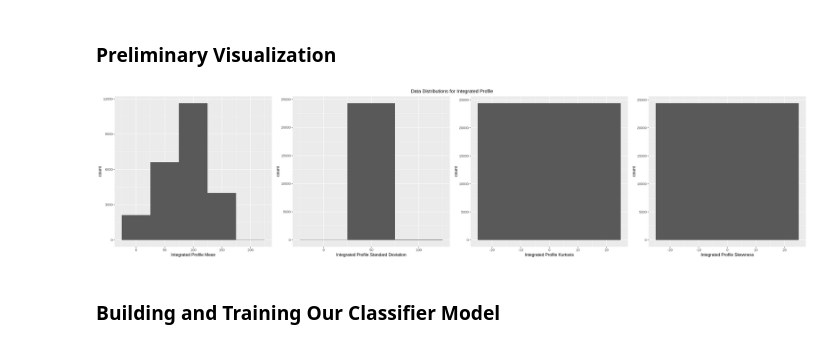
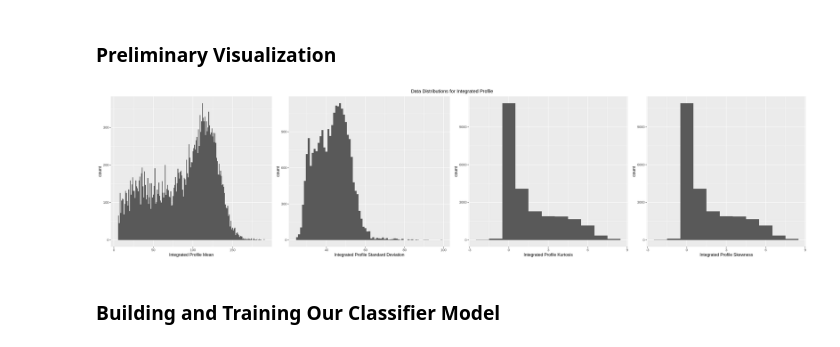
Before and after one commit to iaujla01/DSCI100Project, a Jupyter notebook: project_main.ipynb, the cells around one changed output. Drawn from its saved outputs; the diff is of its cells as text; code cells hidden in the pictures.

Commit message:
Changed ggpair and bindwidth
Removed box and whisker plot from ggpairs

```diff
--- a/project_main.ipynb
+++ b/project_main.ipynb
@@ -191,23 +192,23 @@ A tibble: 16 × 3
 # %%
 library(gridExtra) # package used to arrange plots neatly in a grid
 options(repr.plot.width = 25, repr.plot.height = 6)
 
 vis_mean_ip <- ggplot(htru_train, aes(x = mean_ip)) +
-    geom_histogram(binwidth = 50) +
+    geom_histogram(binwidth = 1) +
     labs(x = 'Integrated Profile Mean')
 vis_sd_ip <- ggplot(htru_train, aes(x = sd_ip)) +
-    geom_histogram(binwidth = 50) +
+    geom_histogram(binwidth = 1) +
     labs(x = 'Integrated Profile Standard Deviation')
 vis_kurtosis_ip <- ggplot(htru_train, aes(x = kurtosis_ip)) +
-    geom_histogram(binwidth = 50) +
+    geom_histogram(binwidth = 1) +
     labs(x = 'Integrated Profile Kurtosis')
 vis_skew_ip <- ggplot(htru_train, aes(x = kurtosis_ip)) +
-    geom_histogram(binwidth = 50) +
+    geom_histogram(binwidth = 1) +
     labs(x = 'Integrated Profile Skewness')
 
 grid.arrange(vis_mean_ip, vis_sd_ip, vis_kurtosis_ip, vis_skew_ip, nrow = 1, top = 'Data Distributions for Integrated Profile')
 # %% [output]
-[figure, old version]
+[figure, new version]
 # %% [markdown]
 ### Building and Training Our Classifier Model
 # %%
```
Also changed, not shown: parts of 2 cells of this notebook.
